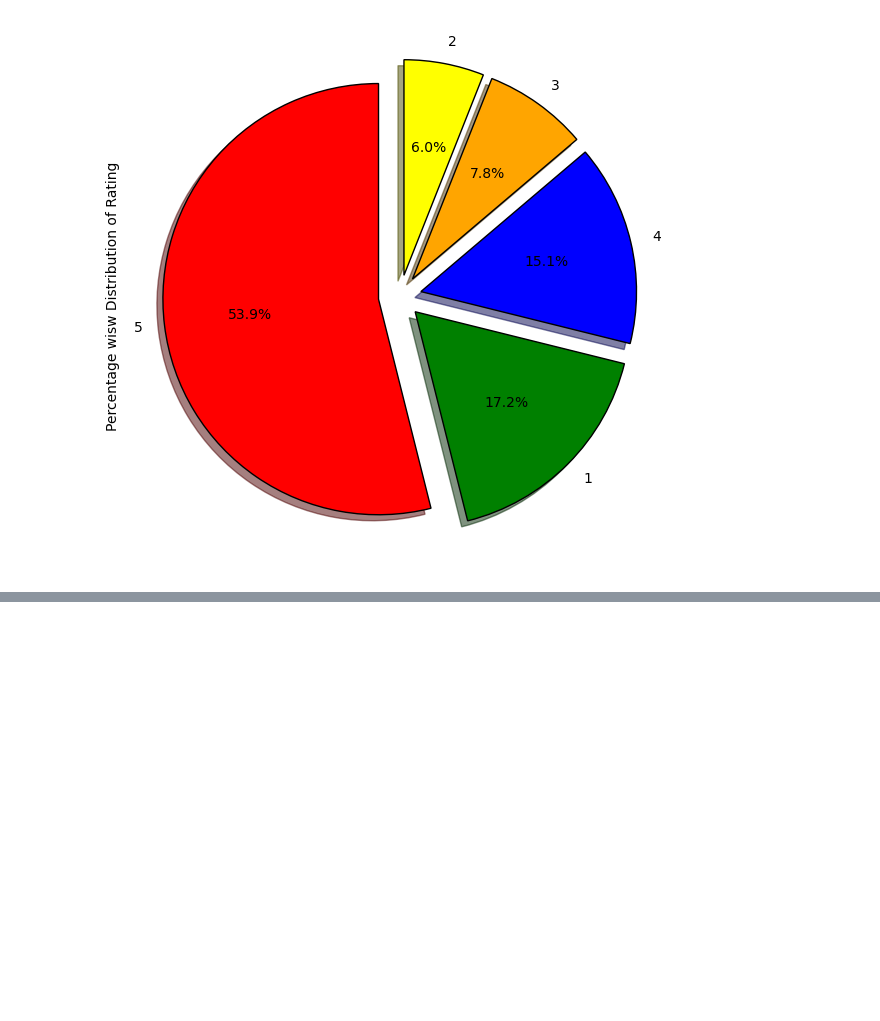
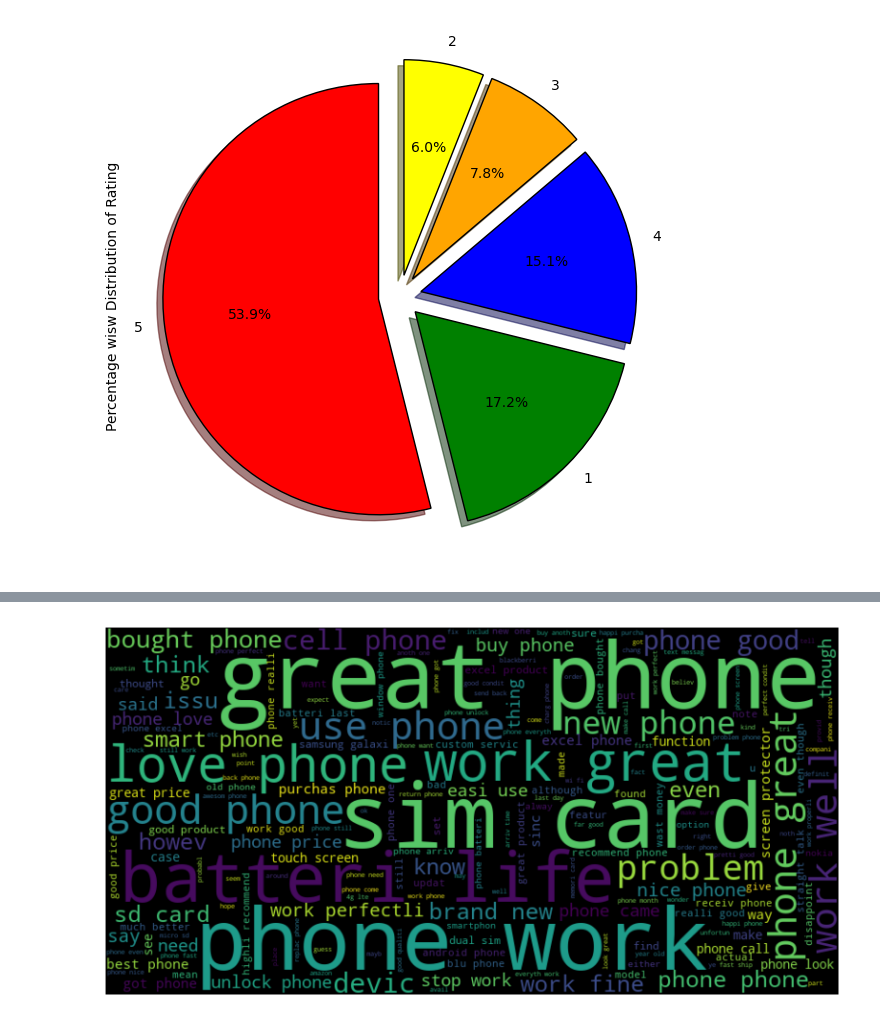
Before and after one commit to bhallimk/Capstone_Project_2024, a Jupyter notebook: Capstone_Project.ipynb, the cells around one changed output, grey strips where cells are left out. Saved outputs shown, nothing was run; the diff lists cells and outputs as text; code cells hidden in the pictures; blank space fills up the shorter version.

```diff
--- a/Capstone_Project.ipynb
+++ b/Capstone_Project.ipynb
@@ -266,0 +255,15 @@ plt.show()
+# %%
+# Data Cleaning
+df['Reviews'] = df['Reviews'].str.lower()
+df['Reviews'] = df['Reviews'].replace('[^a-zA-Z0-9]', ' ', regex=True)
+# %%
+# Tokenization
+df['Tokenized_Reviews'] = df['Reviews'].apply(word_tokenize)
+# %%
+# Stopword Removal
+stop_words = set(stopwords.words('english'))
+df['Filtered_Reviews'] = df['Tokenized_Reviews'].apply(lambda x: [word for word in x if word.lower() not in stop_words])
+# %%
+# Stemming
+ps = PorterStemmer()
+df['Stemmed_Reviews'] = df['Filtered_Reviews'].apply(lambda x: [ps.stem(word) for word in x])
@@ -266,0 +325,9 @@ plt.show()
+# %%
+# Word Cloud
+wordcloud = WordCloud(width=800, height=400, random_state=42, max_font_size=100).generate(' '.join(df['Stemmed_Reviews'].apply(lambda x: ' '.join(x))))
+plt.figure(figsize=(10, 5))
+plt.imshow(wordcloud, interpolation='bilinear')
+plt.axis('off')
+plt.show()
+# %% [output]
+[figure, added]
```
Also changed, not shown: parts of 8 cells of this notebook.
